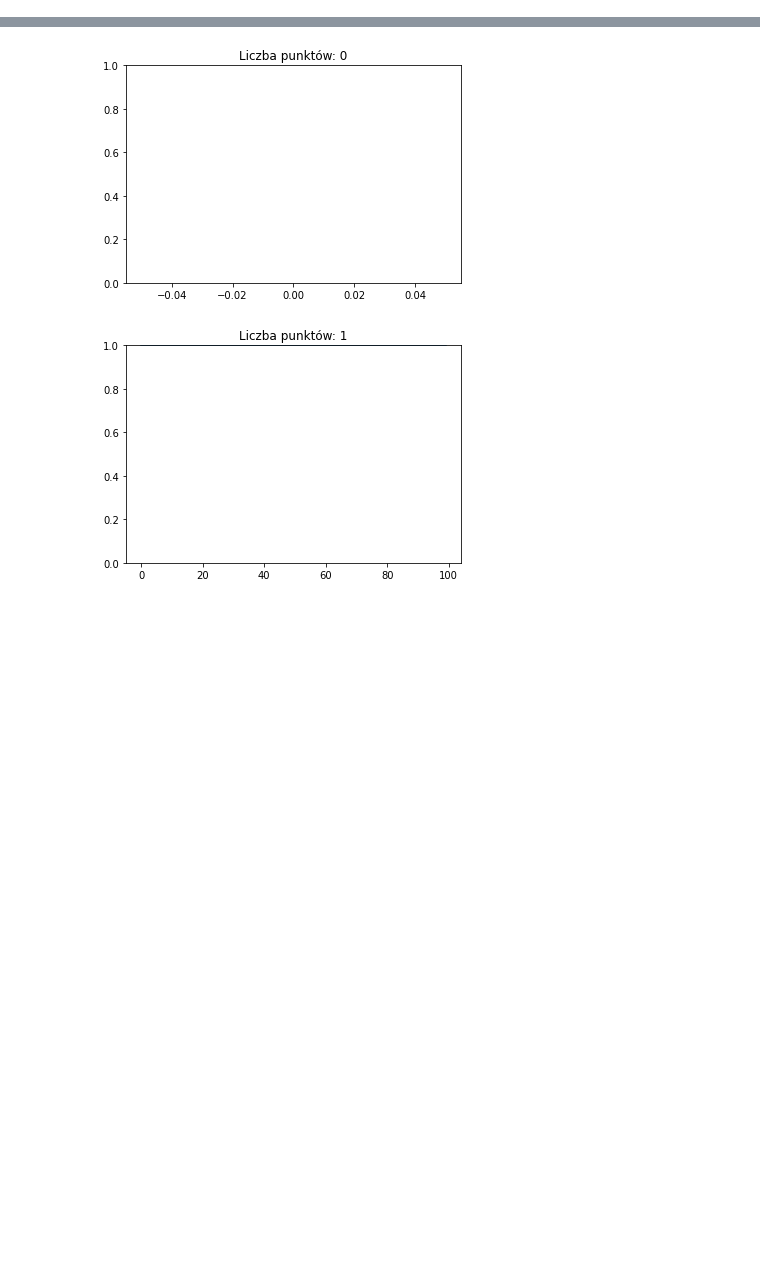
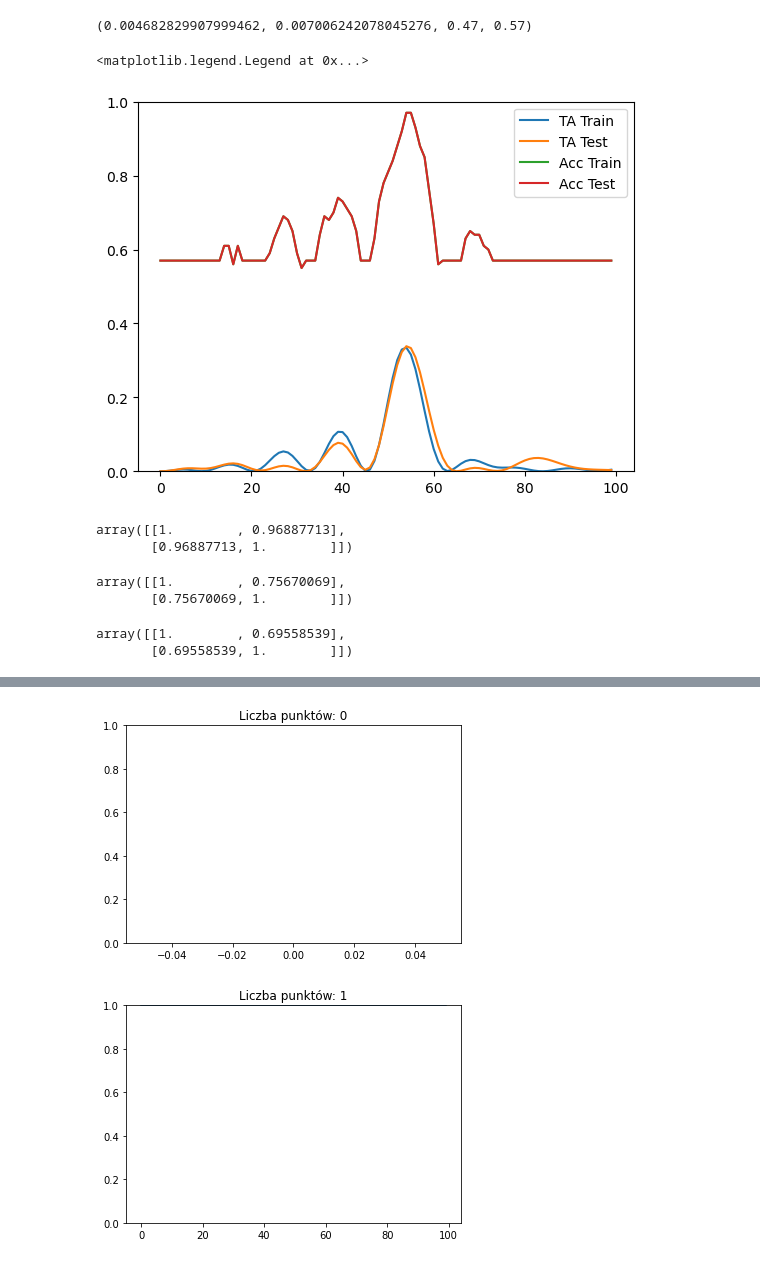
Before and after one commit to Quantum-Cosmos-Lab/quantum_maps_for_beads, a Jupyter notebook: toy_model_different_ansatz.ipynb, the cells around one changed output, grey strips where cells are left out. Drawn from its saved outputs; the diff is of its cells as text; code cells hidden in the pictures; blank space fills up the shorter version.

```diff
--- a/toy_model_different_ansatz.ipynb
+++ b/toy_model_different_ansatz.ipynb
@@ -121,9 +123,13 @@ def foo(params):
     accuracy_train = clf.score(ker_matrix, y_train)
 
     return TA_train, TA_test, accuracy_test, accuracy_train
+# %%
+foo(params)
+# %% [output]
+(0.004682829907999462, 0.007006242078045276, 0.47, 0.57)
 # %%
-N_points = 10
-w1 = np.linspace(0,2*np.pi*(10-1),N_points)
+N_points = 100
+w1 = [[_] for _ in np.linspace(0,2*np.pi*(10-1),N_points)]
 
 TA_trains=[]
 TA_tests=[]
@@ -145,0 +147,25 @@ plt.plot()
+# %%
+plt.ylim(0,1)
+plt.plot(TA_trains, label = "TA Train")
+plt.plot(TA_tests, label = "TA Test")
+plt.plot(accuracy_trains, label = "Acc Train")
+plt.plot(accuracy_trains, label = "Acc Test")
+plt.legend()
+# %% [output]
+<matplotlib.legend.Legend at 0x...>
+[figure, added]
+# %%
+np.corrcoef(TA_trains,accuracy_trains)
+# %% [output]
+array([[1.        , 0.96887713],
+       [0.96887713, 1.        ]])
+# %%
+np.corrcoef(TA_tests,accuracy_tests)
+# %% [output]
+array([[1.        , 0.75670069],
+       [0.75670069, 1.        ]])
+# %%
+np.corrcoef(TA_trains,accuracy_tests)
+# %% [output]
+array([[1.        , 0.69558539],
+       [0.69558539, 1.        ]])
```
Also changed, not shown: parts of 17 cells of this notebook, 1 other file.
